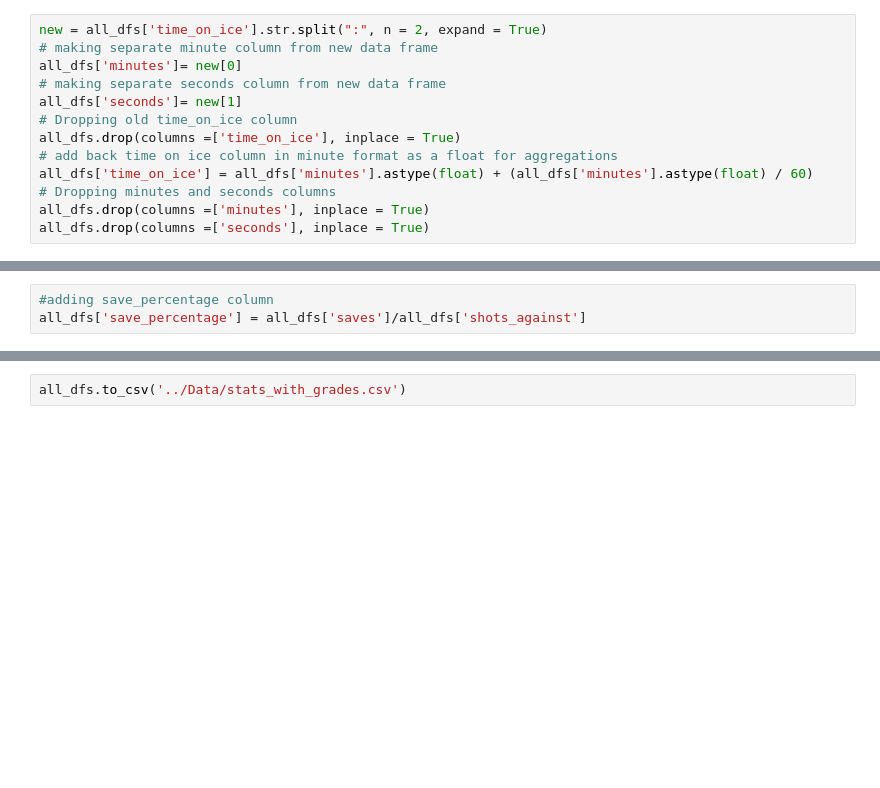
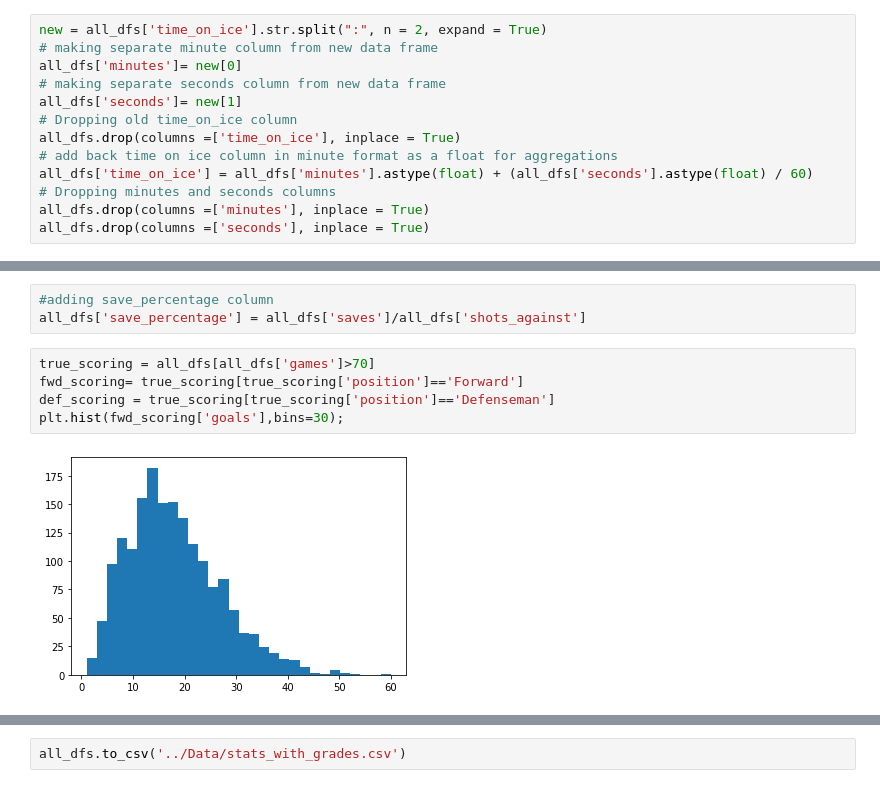
Before and after one commit to Jonathan-Lloyd/Hockey, a Jupyter notebook: Notebook/Creating Grading System.ipynb, the cells around one changed output, grey strips where cells are left out. Drawn from its saved outputs; the diff is of its cells as text; blank space fills up the shorter version.

```diff
--- a/Notebook/Creating Grading System.ipynb
+++ b/Notebook/Creating Grading System.ipynb
@@ -89,7 +89,7 @@ all_dfs['seconds']= new[1]
 # Dropping old time_on_ice column
 all_dfs.drop(columns =['time_on_ice'], inplace = True)
 # add back time on ice column in minute format as a float for aggregations
-all_dfs['time_on_ice'] = all_dfs['minutes'].astype(float) + (all_dfs['minutes'].astype(float) / 60)
+all_dfs['time_on_ice'] = all_dfs['minutes'].astype(float) + (all_dfs['seconds'].astype(float) / 60)
 # Dropping minutes and seconds columns
 all_dfs.drop(columns =['minutes'], inplace = True)
 all_dfs.drop(columns =['seconds'], inplace = True)
@@ -118,3 +118,10 @@ all_dfs['saves'] = all_dfs['shots_against'] - all_dfs['goals_against']
 # %%
 #adding save_percentage column
 all_dfs['save_percentage'] = all_dfs['saves']/all_dfs['shots_against']
+# %%
+true_scoring = all_dfs[all_dfs['games']>70]
+fwd_scoring= true_scoring[true_scoring['position']=='Forward']
+def_scoring = true_scoring[true_scoring['position']=='Defenseman']
+plt.hist(fwd_scoring['goals'],bins=30);
+# %% [output]
+[figure, added]
```
Also changed, not shown: parts of 50 cells of this notebook, 10 other files.
